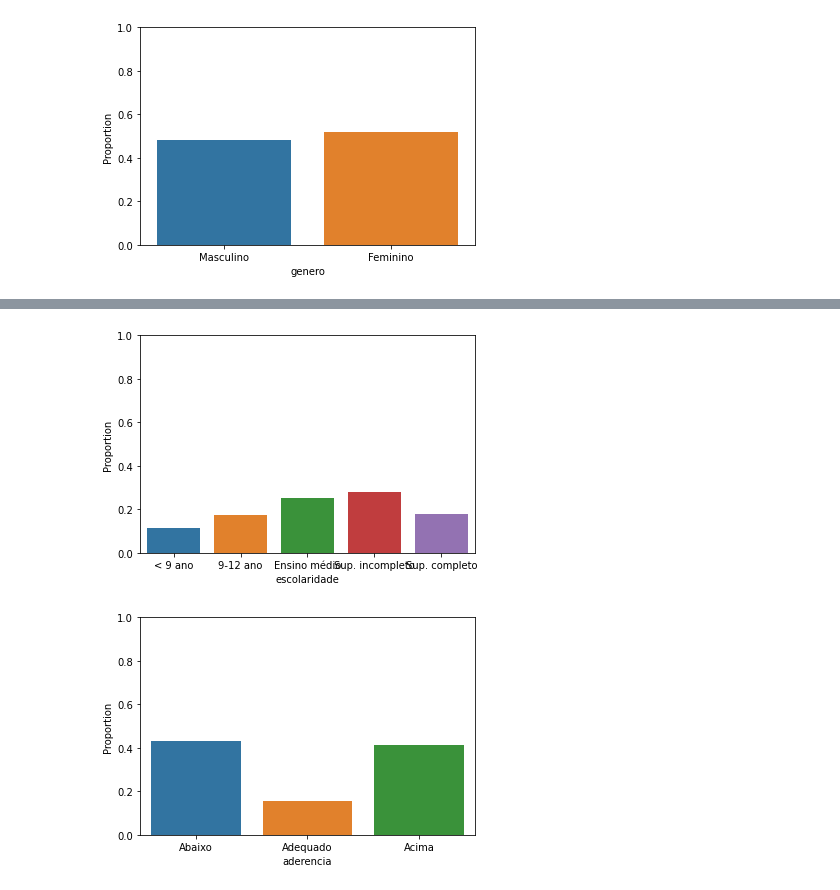
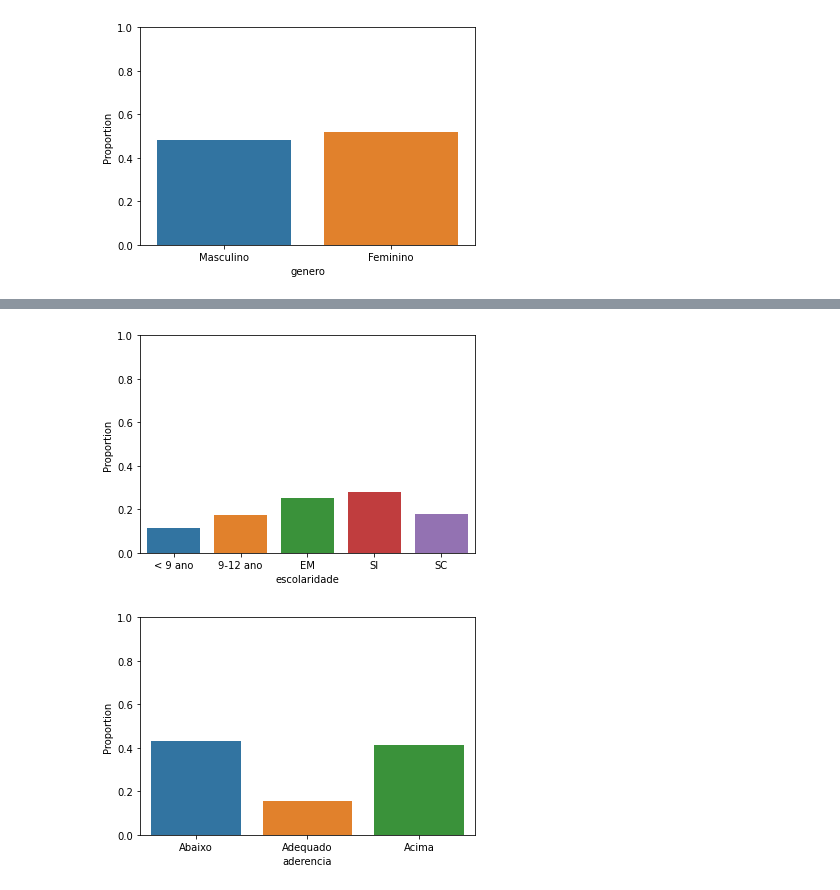
Before and after one commit to brisarosatti/desafio-inferencia-estatistica, a Jupyter notebook: brisa-13-01-22-Desafio-Inferencia.ipynb, the cells around one changed output, grey strips where cells are left out. Saved outputs shown, nothing was run; the diff lists cells and outputs as text; code cells hidden in the pictures.

```diff
--- a/brisa-13-01-22-Desafio-Inferencia.ipynb
+++ b/brisa-13-01-22-Desafio-Inferencia.ipynb
@@ -16,6 +18,6 @@ from scipy.stats import f_oneway # ANOVA teste F
 # %%
 # Leitura do arquivo
 
-df_phq = pd.read_csv('G:/Meu Drive/DataScience/DS-Tera/Modulo-3/desafio-inferencia/dados/DEMO_PHQ.csv')
-df_pag_hei = pd.read_csv('G:/Meu Drive/DataScience/DS-Tera/Modulo-3/desafio-inferencia/dados/PAG_HEI.csv')
+df_phq = pd.read_csv('/content/DEMO_PHQ.csv')
+df_pag_hei = pd.read_csv('/content/PAG_HEI.csv')
 # %%
@@ -491,8 +519,16 @@ grafico_barras_prop(db_treated,
 # %%
+# Escolaridade
+
+# < 9 ano -> até 9 ano
+# entre 9 e 12 ano
+# Ensino Médio -> EM
+# Superior Incompleto -> SI
+#Superior Completo -> SC
+
 grafico_barras_prop(db_treated,
                     variable = "escolaridade",
                     values = [1,2,3,4,5],
-                    label = ["< 9 ano", "9-12 ano", "Ensino médio", "Sup. incompleto", "Sup. completo"])
+                    label = ["< 9 ano", "9-12 ano", "EM", "SI", "SC"])
 # %% [output]
-[figure, old version]
+[figure, new version]
 # %%
```
Also changed, not shown: parts of 40 cells of this notebook.
